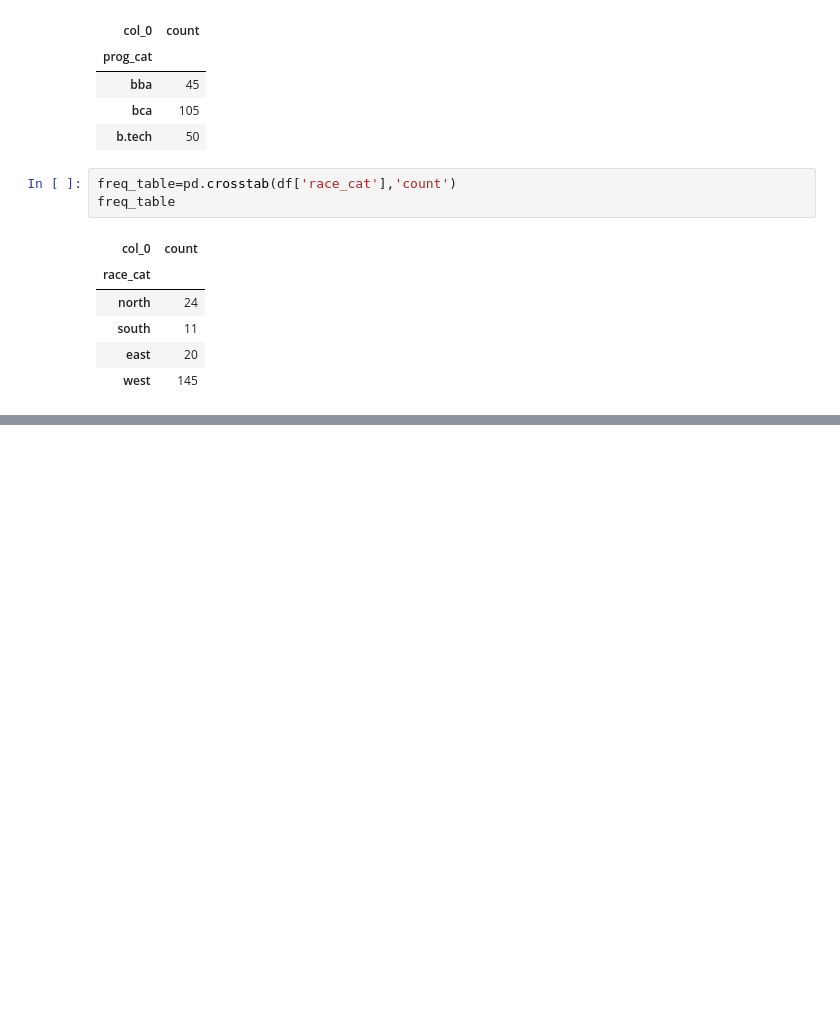
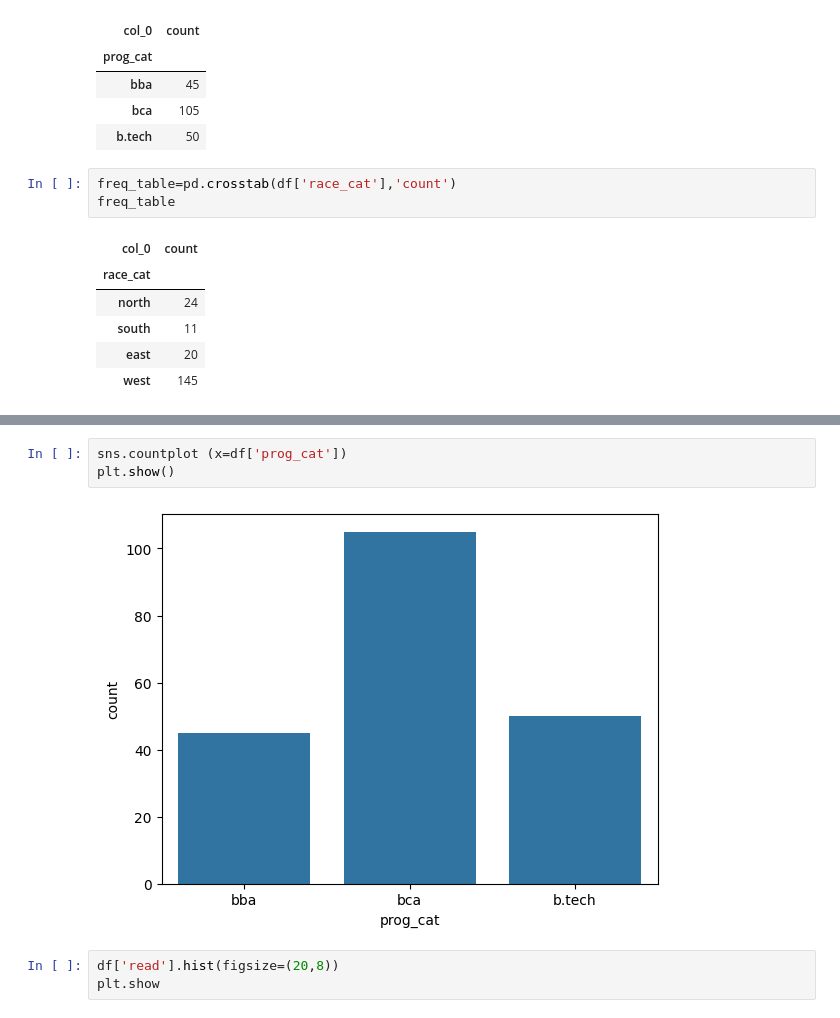
Before and after one commit to surya323-ma/data-science-with-python-from-iit-kanpur, a Jupyter notebook: iit_kanpur.ipynb, the cells around one changed output, grey strips where cells are left out. Cells and saved outputs as stored; diff of their text form; blank space fills up the shorter version.

```diff
--- a/iit_kanpur.ipynb
+++ b/iit_kanpur.ipynb
@@ -275,0 +291,8 @@ freq_table
+# %%
+sns.countplot (x=df['prog_cat'])
+plt.show()
+# %% [output]
+[figure, added]
+# %%
+df['read'].hist(figsize=(20,8))
+plt.show
```
Also changed, not shown: parts of 10 cells of this notebook.
